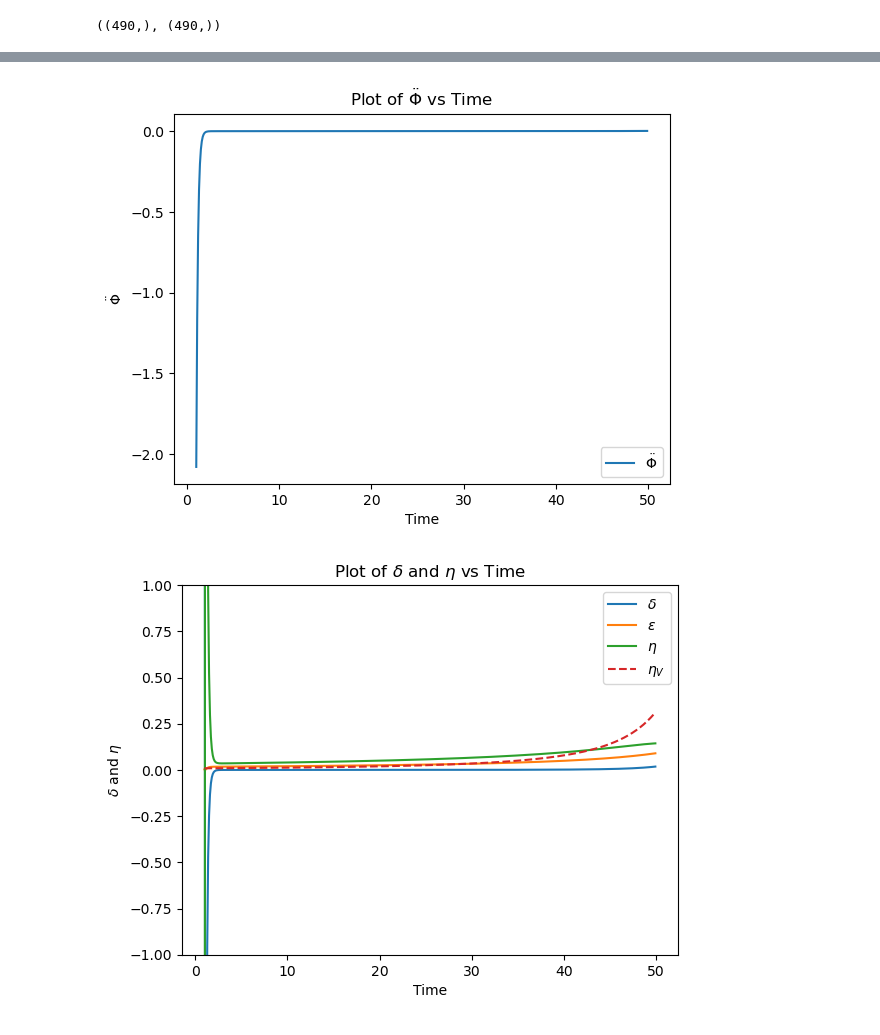
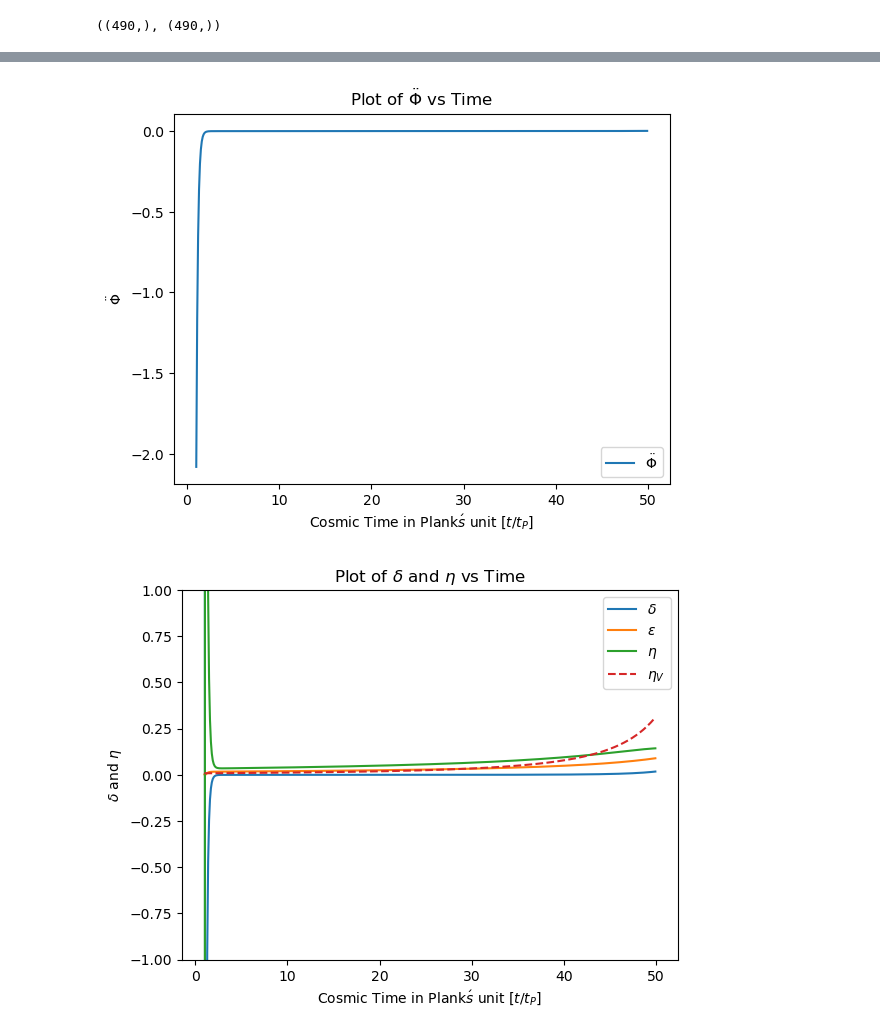
Before and after one commit to GenovaCosmology/AstroCosmoComputational, a Jupyter notebook: Students/Gabriele_Russo/CosmicStructures/Week4/ex5.ipynb, the cells around one changed output, grey strips where cells are left out. Saved outputs shown, nothing was run; the diff lists cells and outputs as text; code cells hidden in the pictures.

```diff
--- a/Students/Gabriele_Russo/CosmicStructures/Week4/ex5.ipynb
+++ b/Students/Gabriele_Russo/CosmicStructures/Week4/ex5.ipynb
@@ -216,18 +216,18 @@ plt.show()
 # %%
 # Slow roll parameter eta
 
 # Phi_dotdot
 phi_dotdot = -3 * H * phi_dot - m * phi
 
 plt.plot(time, phi_dotdot, label=r'$\ddot{\Phi}$')
-plt.xlabel('Time')
+plt.xlabel(r'Cosmic Time in Plank$\'s$ unit $[t/t_P]$')
 plt.ylabel(r'$\ddot{\Phi}$')
 plt.title(r'Plot of $\ddot{\Phi}$ vs Time')
 plt.legend(loc='best')
 plt.grid(False)
 plt.show()
 # %% [output]
-[figure, old version]
+[figure, new version]
 # %%
 delta = -phi_dotdot / ( H * phi_dot )
 eta = 2 * ( eps - delta )
@@ -237,7 +237,7 @@ plt.plot(time, delta, label=r'$\delta$')
 plt.plot(time, eps, label=r'$\epsilon$')
 plt.plot(time, eta, label=r'$\eta$')
 plt.plot(time, eta_V, label=r'$\eta_V$', ls='--')
-plt.xlabel('Time')
+plt.xlabel(r'Cosmic Time in Plank$\'s$ unit $[t/t_P]$')
 plt.ylabel(r'$\delta$ and $\eta$')
 plt.title(r'Plot of $\delta$ and $\eta$ vs Time')
 plt.ylim(-1, 1)
@@ -245,7 +245,7 @@ plt.legend(loc='best')
 plt.grid(False)
 plt.show()
 # %% [output]
-[figure, old version]
+[figure, new version]
 # %%
 # Slow roll parameter xi
 xi = 2 * ( eps - delta - 3 * eps_V )
```
Also changed, not shown: parts of 10 cells of this notebook, 1 other file.
